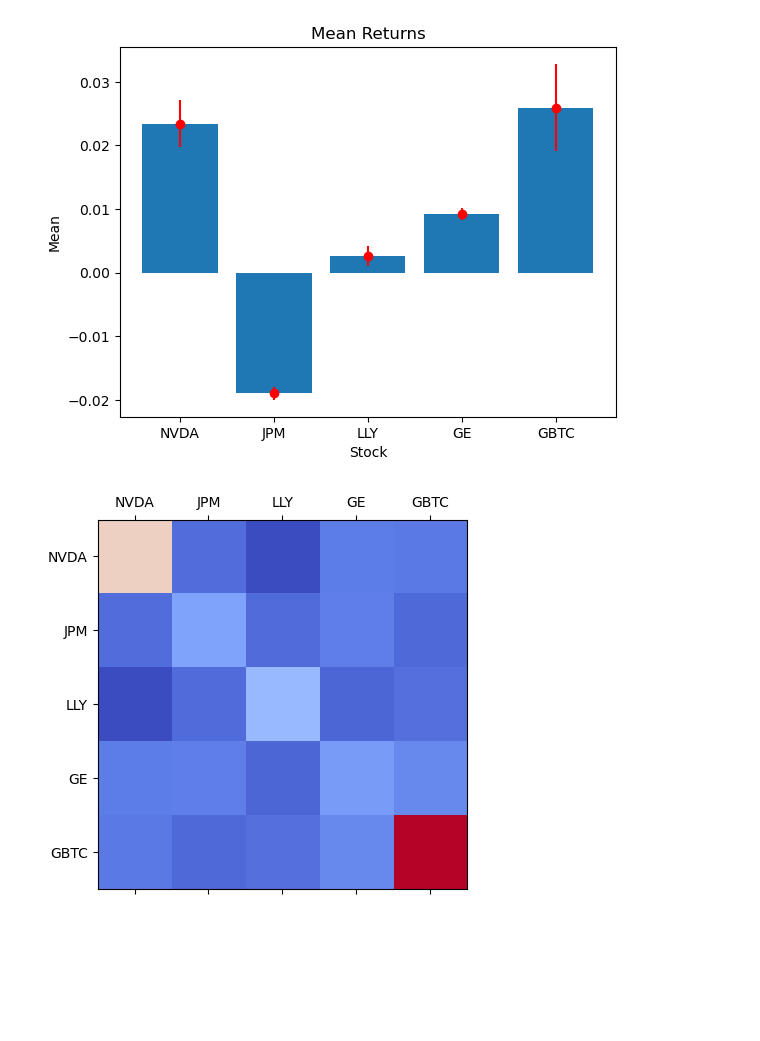
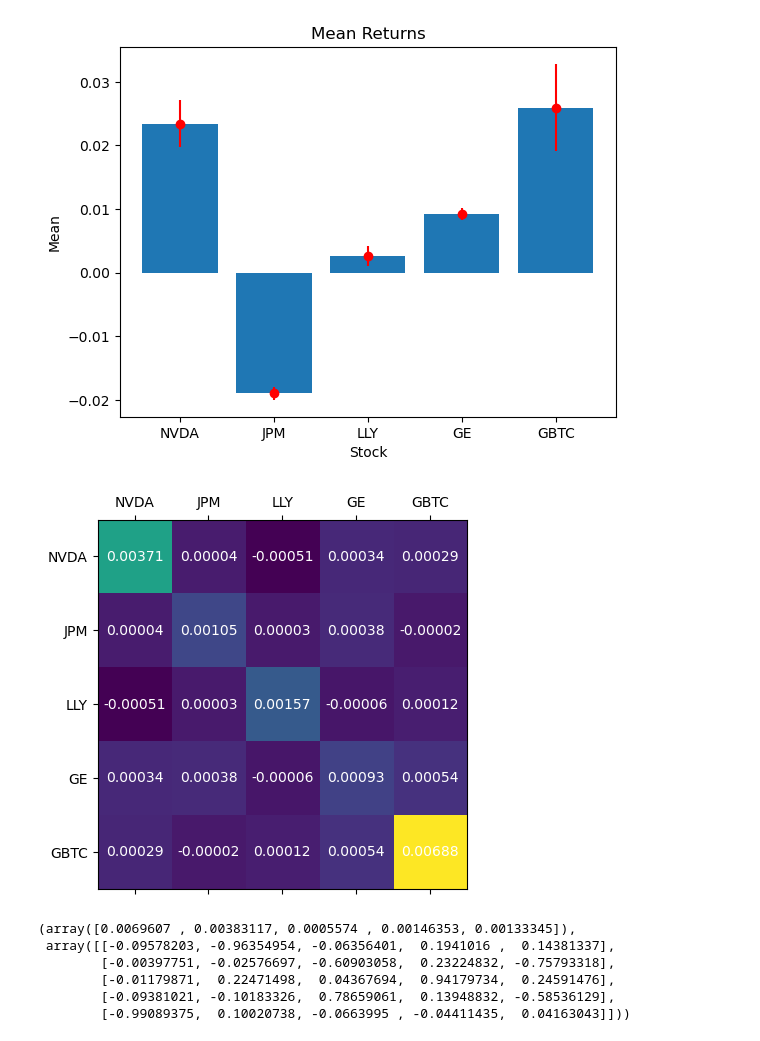
Before and after one commit to TEspelien/StockPortfolioOptimization, a Jupyter notebook: make_extra_plots_for_report.ipynb, the cells around one changed output. Saved outputs shown, nothing was run; the diff lists cells and outputs as text; code cells hidden in the pictures; blank space fills up the shorter version.

```diff
--- a/make_extra_plots_for_report.ipynb
+++ b/make_extra_plots_for_report.ipynb
@@ -59,16 +60,28 @@ Text(0.5, 0, 'Stock')
 # %%
 fig = plt.figure()
 ax = fig.add_subplot(111)
 
-ax.matshow(covariance_mtx, cmap='coolwarm')
+ax.matshow(covariance_mtx)
+
+for (i, j), val in np.ndenumerate(covariance_mtx):
+    ax.text(j, i, f'{val:.5f}', ha='center', va='center', color='w')
 
 labels = list(covariance_mtx.columns)
 x_ticks = list(range(len(labels)))
 ax.set_xticks(x_ticks)
 ax.set_yticks(x_ticks)
 ax.set_xticklabels(labels)
 ax.set_yticklabels(labels)
 
 plt.show()
 # %% [output]
-[figure, old version]
+[figure, new version]
+# %%
+np.linalg.eig(covariance_mtx)
+# %% [output]
+(array([0.0069607 , 0.00383117, 0.0005574 , 0.00146353, 0.00133345]),
+ array([[-0.09578203, -0.96354954, -0.06356401,  0.1941016 ,  0.14381337],
+        [-0.00397751, -0.02576697, -0.60903058,  0.23224832, -0.75793318],
+        [-0.01179871,  0.22471498,  0.04367694,  0.94179734,  0.24591476],
+        [-0.09381021, -0.10183326,  0.78659061,  0.13948832, -0.58536129],
+        [-0.99089375,  0.10020738, -0.0663995 , -0.04411435,  0.04163043]]))
```
Also changed, not shown: parts of 2 cells of this notebook, 4 other files.
